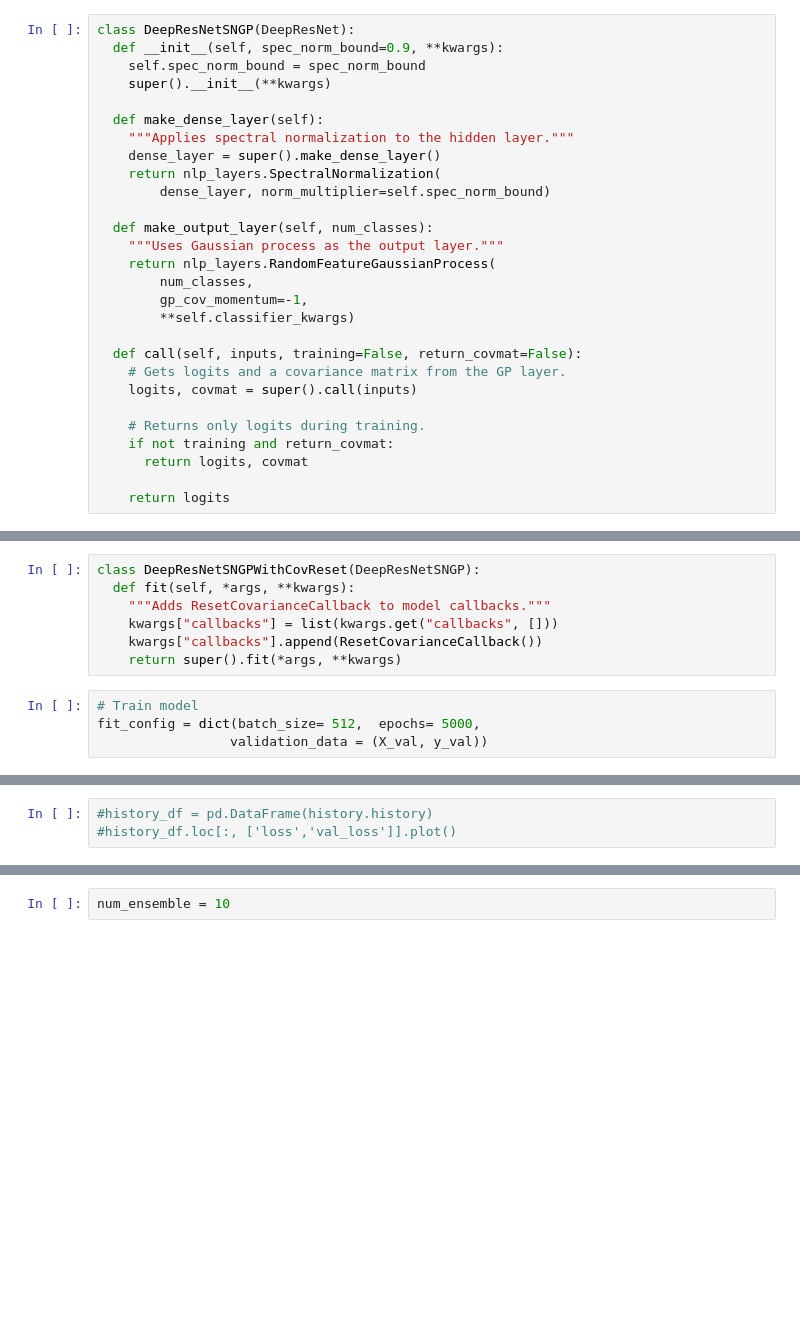
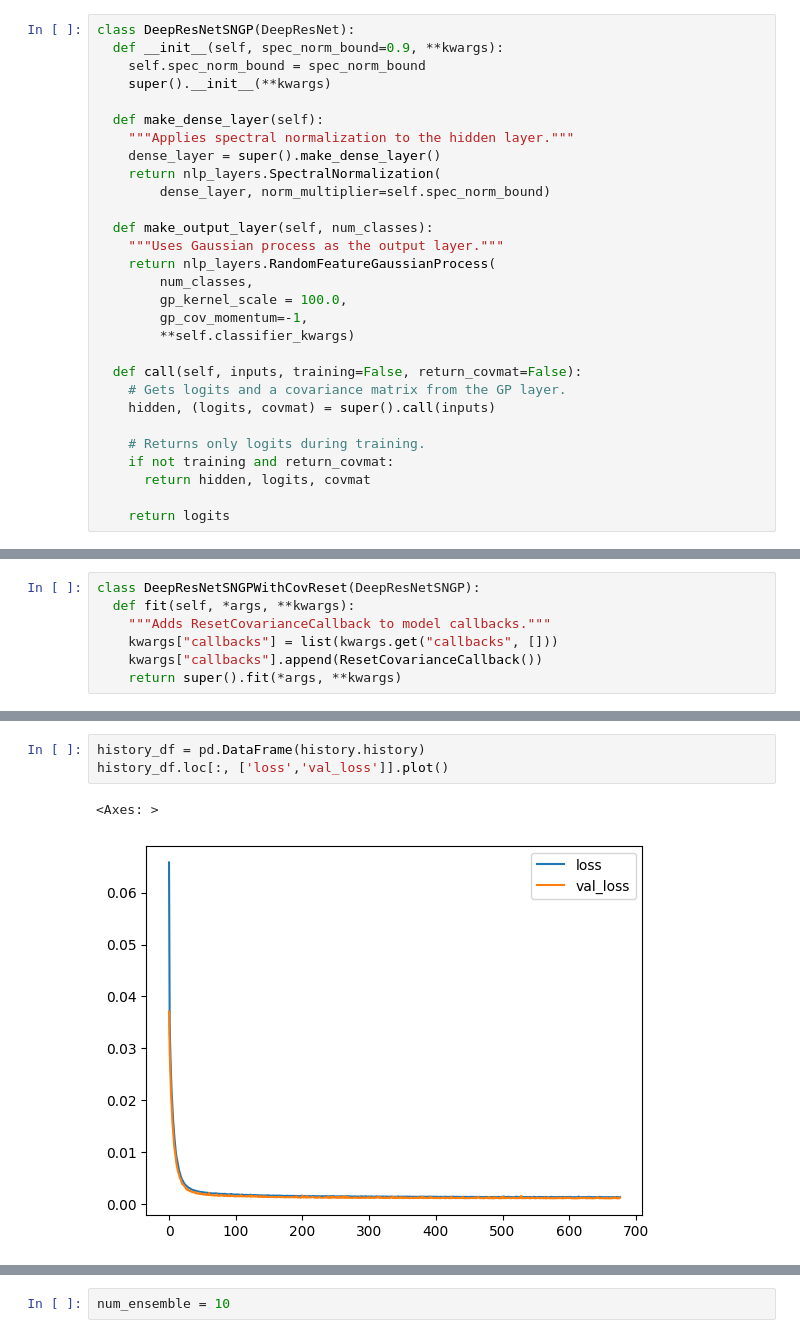
Before and after one commit to EricXue92/UQ, a Jupyter notebook: SNGP_Regression.ipynb, the cells around one changed output, grey strips where cells are left out. Saved outputs shown, nothing was run; the diff lists cells and outputs as text; blank space fills up the shorter version.

```diff
--- a/SNGP_Regression.ipynb
+++ b/SNGP_Regression.ipynb
@@ -244,16 +222,17 @@ class DeepResNetSNGP(DeepResNet):
     """Uses Gaussian process as the output layer."""
     return nlp_layers.RandomFeatureGaussianProcess(
         num_classes,
+        gp_kernel_scale = 100.0,
         gp_cov_momentum=-1,
         **self.classifier_kwargs)
 
   def call(self, inputs, training=False, return_covmat=False):
     # Gets logits and a covariance matrix from the GP layer.
-    logits, covmat = super().call(inputs)
+    hidden, (logits, covmat) = super().call(inputs)
 
     # Returns only logits during training.
     if not training and return_covmat:
-      return logits, covmat
+      return hidden, logits, covmat
 
     return logits
 # %%
@@ -271,7 +250,3 @@ class DeepResNetSNGPWithCovReset(DeepResNetSNGP):
     kwargs["callbacks"] = list(kwargs.get("callbacks", []))
     kwargs["callbacks"].append(ResetCovarianceCallback())
     return super().fit(*args, **kwargs)
-# %%
-# Train model
-fit_config = dict(batch_size= 512,  epochs= 5000,
-                 validation_data = (X_val, y_val))
@@ -300,6 +281,9 @@ Epoch 2237/5000
 # %%
-#history_df = pd.DataFrame(history.history)
-#history_df.loc[:, ['loss','val_loss']].plot()
+history_df = pd.DataFrame(history.history)
+history_df.loc[:, ['loss','val_loss']].plot()
+# %% [output]
+<Axes: >
+[figure, added]
 # %%
 # # This mean-field method is implemented as a built-in function layers.gaussian_process.mean_field_logits:
 
```
Also changed, not shown: parts of 61 cells of this notebook.
